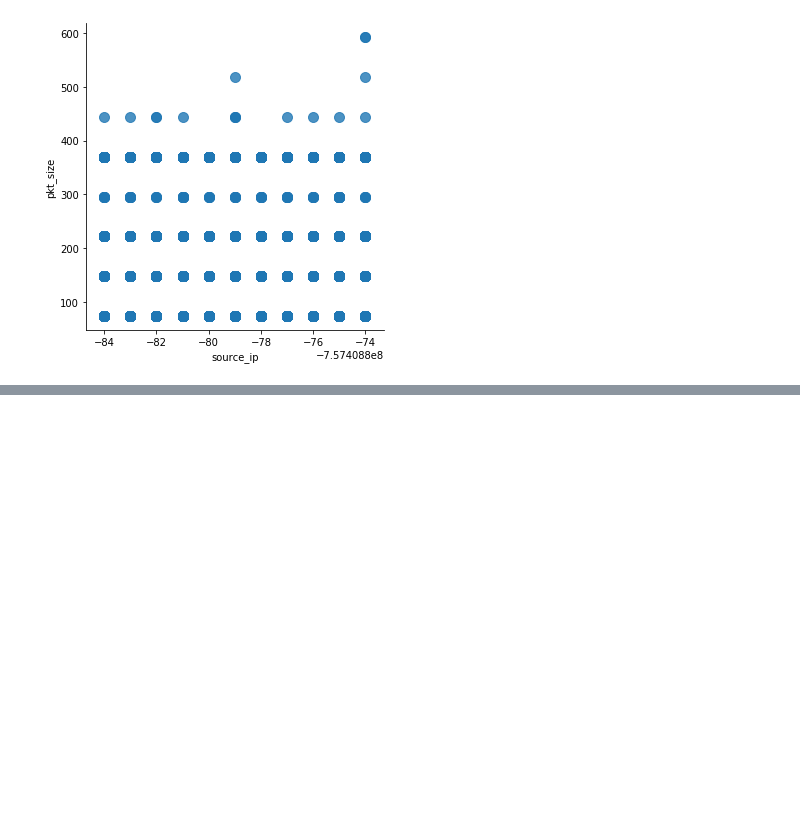
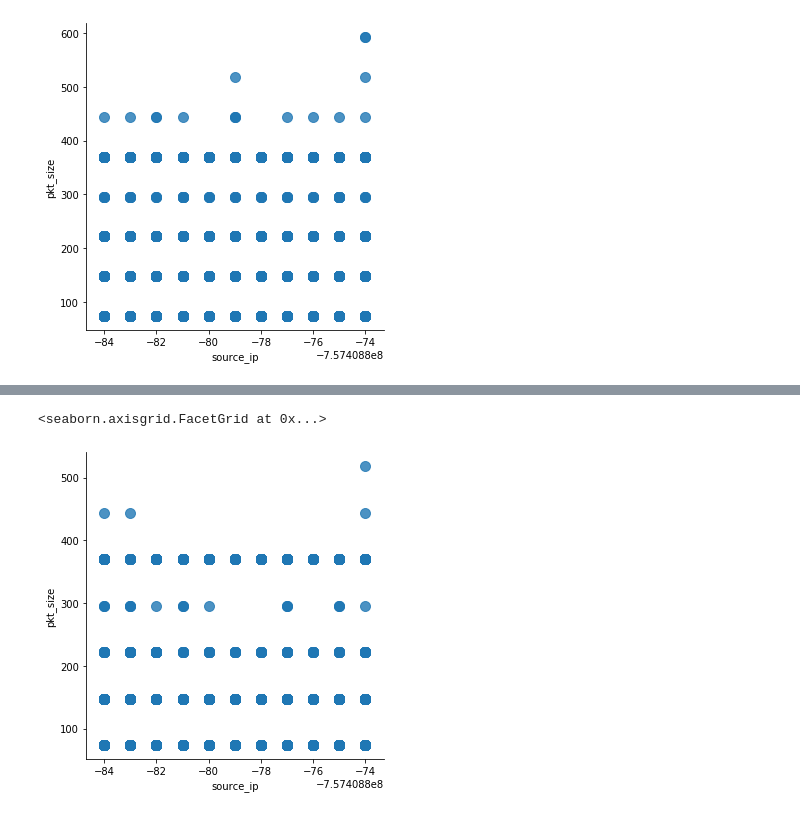
Before and after one commit to LINDBURG/2020_01_Ddos_Cluster, a Jupyter notebook: 20191106-연구용 데이터(DDoS)/clustering.ipynb, the cells around one changed output, grey strips where cells are left out. Drawn from its saved outputs; the diff is of its cells as text; code cells hidden in the pictures; blank space fills up the shorter version.

```diff
--- a/20191106-연구용 데이터(DDoS)/clustering.ipynb
+++ b/20191106-연구용 데이터(DDoS)/clustering.ipynb
@@ -42,0 +61,5 @@ sns.lmplot('source_ip', 'pkt_size', data = records[records['pkt_size'] <= 1000],
+# %%
+sns.lmplot('source_ip', 'pkt_size', data = records[records['STRTITLE']=='xmas scan'], fit_reg = False, scatter_kws={"s":100})
+# %% [output]
+<seaborn.axisgrid.FacetGrid at 0x...>
+[figure, added]
```
Also changed, not shown: parts of 22 cells of this notebook, 1 other file.
